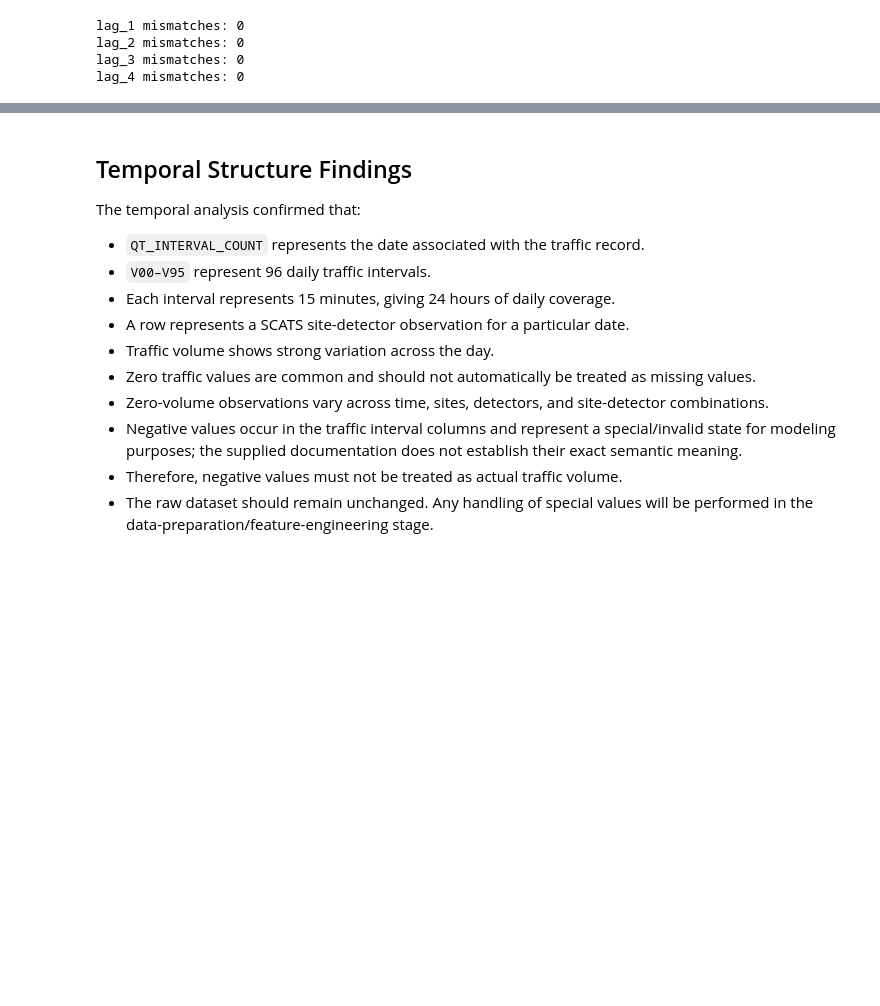
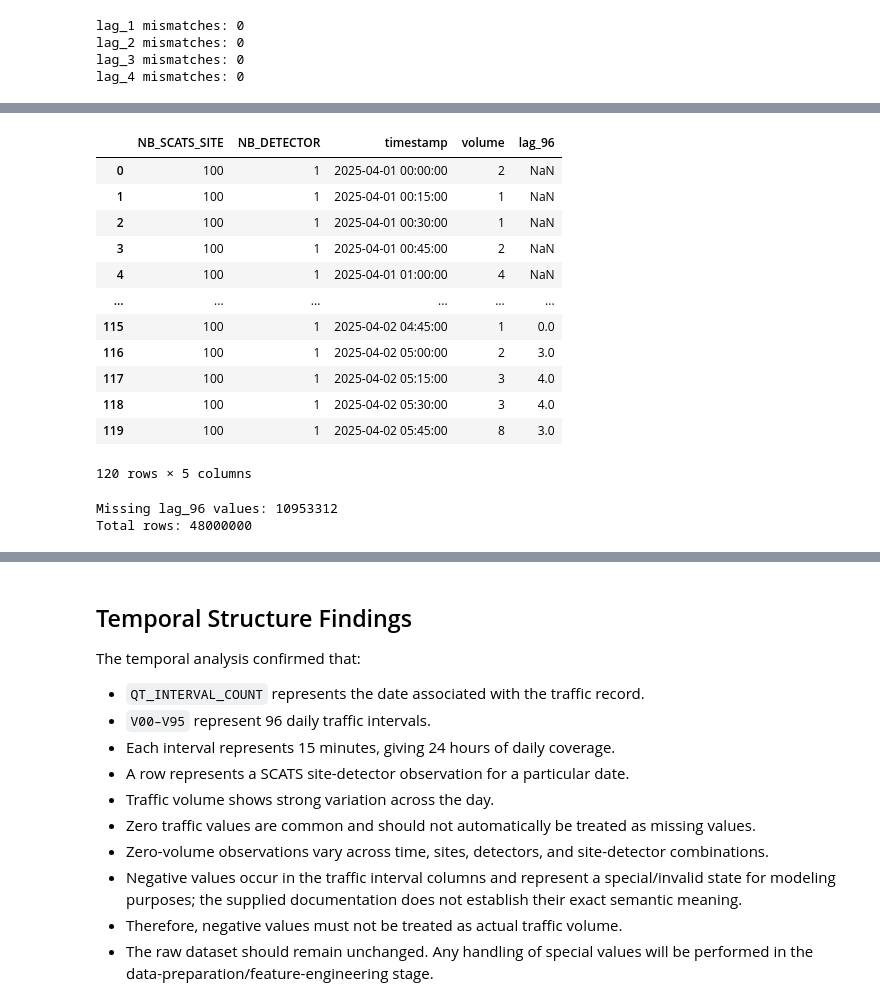
Before and after one commit to captainlevi1911/Smart_Traffic_Management, a Jupyter notebook: notebooks/03_temporal_structure.ipynb, the cells around one changed output, grey strips where cells are left out. Drawn from its saved outputs; the diff is of its cells as text; code cells hidden in the pictures; blank space fills up the shorter version.

```diff
--- a/notebooks/03_temporal_structure.ipynb
+++ b/notebooks/03_temporal_structure.ipynb
@@ -2727,0 +2995,60 @@ lag_4 mismatches: 0
+# %%
+# Create previous-day same-time traffic volume
+
+model_data["lag_96"] = (
+    model_data
+    .groupby(
+        [
+            "NB_SCATS_SITE",
+            "NB_DETECTOR"
+        ]
+    )["volume"]
+    .shift(96)
+)
+
+display(
+    model_data[
+        [
+            "NB_SCATS_SITE",
+            "NB_DETECTOR",
+            "timestamp",
+            "volume",
+            "lag_96"
+        ]
+    ].head(120)
+)
+# %% [output]
+|  | NB_SCATS_SITE | NB_DETECTOR | timestamp | volume | lag_96 |
+| 0 | 100 | 1 | 2025-04-01 00:00:00 | 2 | NaN |
+| 1 | 100 | 1 | 2025-04-01 00:15:00 | 1 | NaN |
+| 2 | 100 | 1 | 2025-04-01 00:30:00 | 1 | NaN |
+| 3 | 100 | 1 | 2025-04-01 00:45:00 | 2 | NaN |
+| 4 | 100 | 1 | 2025-04-01 01:00:00 | 4 | NaN |
+| ... | ... | ... | ... | ... | ... |
+| 115 | 100 | 1 | 2025-04-02 04:45:00 | 1 | 0.0 |
+| 116 | 100 | 1 | 2025-04-02 05:00:00 | 2 | 3.0 |
+| 117 | 100 | 1 | 2025-04-02 05:15:00 | 3 | 4.0 |
+| 118 | 100 | 1 | 2025-04-02 05:30:00 | 3 | 4.0 |
+| 119 | 100 | 1 | 2025-04-02 05:45:00 | 8 | 3.0 |
+120 rows × 5 columns
+# %%
+# Check missing values in lag_96
+
+lag_96_missing = (
+    model_data["lag_96"]
+    .isna()
+    .sum()
+)
+
+print(
+    "Missing lag_96 values:",
+    lag_96_missing
+)
+
+print(
+    "Total rows:",
+    len(model_data)
+)
+# %% [output]
+Missing lag_96 values: 10953312
+Total rows: 48000000
```
Also changed, not shown: parts of 10 cells of this notebook.
